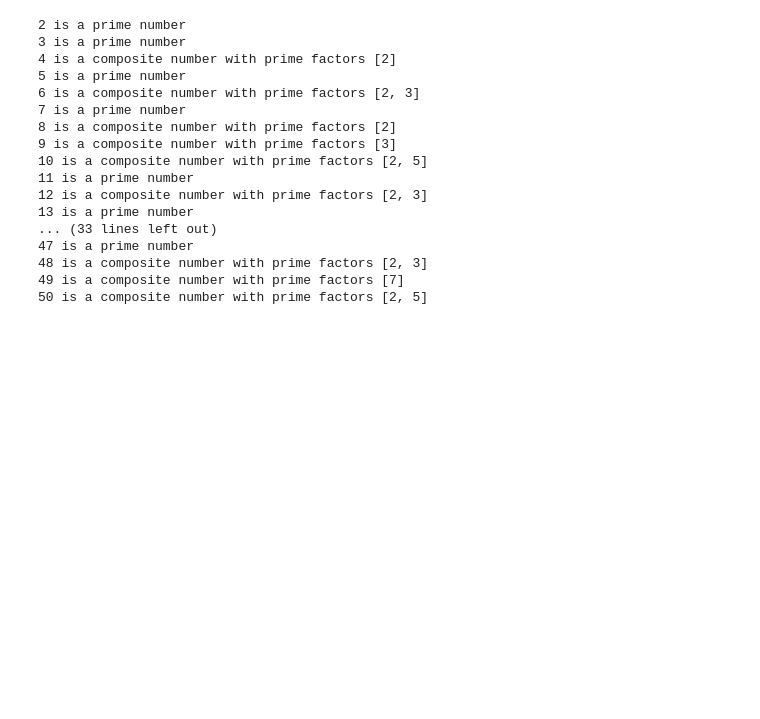
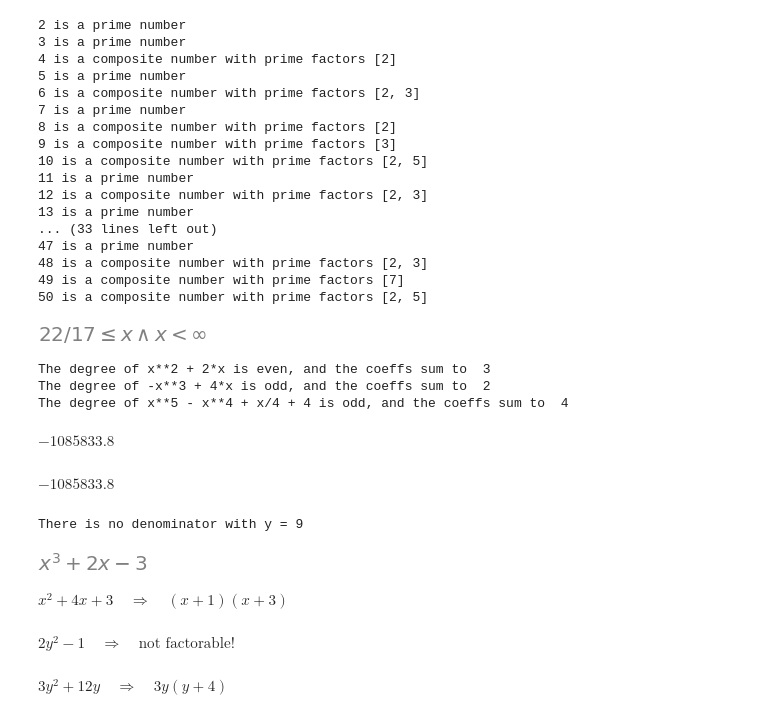
Before and after one commit to Kantulaev/ML_projects, a Jupyter notebook: lesson_3_algebra.ipynb, the cells around one changed output. Saved outputs shown, nothing was run; the diff lists cells and outputs as text; code cells hidden in the pictures; blank space fills up the shorter version.

```diff
--- a/lesson_3_algebra.ipynb
+++ b/lesson_3_algebra.ipynb
@@ -145,3 +145,70 @@ for i in range(2, 51):
 48 is a composite number with prime factors [2, 3]
 49 is a composite number with prime factors [7]
 50 is a composite number with prime factors [2, 5]
+# %%
+x = sym.symbols('x')
+expr = 3*x/2 + (4-5*x)/3 <= 2 - (5*(2-x))/4
+sym.solve(expr)
+# %% [output]
+[figure, added]
+# %%
+from sympy.abc import x
+
+ex1 = sym.Poly(x**2 + 2*x)
+ex2 = sym.Poly(-x**3 + 4*x)
+ex3 = sym.Poly(x**5 - x**4 + x/4 + 4)
+
+
+exList = [ex1, ex2, ex3]
+
+for i in exList:
+    if i.degree() % 2 == 0:
+        print('The degree of %s is even, and the coeffs sum to  %g' %
+              (i.as_expr(), sum(i.coeffs())))
+    else:
+        print('The degree of %s is odd, and the coeffs sum to  %g' %
+              (i.as_expr(), len(i.coeffs())))
+# %% [output]
+The degree of x**2 + 2*x is even, and the coeffs sum to  3
+The degree of -x**3 + 4*x is odd, and the coeffs sum to  2
+The degree of x**5 - x**4 + x/4 + 4 is odd, and the coeffs sum to  4
+# %%
+from sympy.abc import x, y
+
+ex1 = 4*x**4 - 3*x**2 + x*y**2 - 9*y**3
+ex2 = -x**3+6*x**2*y+0.8*y**3
+
+display(Math(sym.latex(sym.expand(ex1 * ex2).subs({x: 5, y: -2}))))
+
+
+display(
+    Math(sym.latex(sym.expand(ex1.subs({x: 5, y: -2}) * ex2.subs({x: 5, y: -2})))))
+# %% [output]
+$\displaystyle -1085833.8$
+$\displaystyle -1085833.8$
+# %%
+from sympy.abc import x, y
+
+expr1 = (x**6 + 2*x**4+6*x-y) / (x**3+3)
+
+for i in range(5, 16):
+    if sym.fraction(sym.simplify(expr1.subs(y, i)))[1] == 1:
+        print('There is no denominator with y = ' + str(i))
+        display(sym.simplify(expr1.subs(y, i)))
+# %% [output]
+There is no denominator with y = 9
+[figure, added]
+# %%
+exList = [x**2+4*x+3, 2*y**2-1, 3*y**2 + 12*y]
+
+for ex in exList:
+    if sym.latex(ex) == sym.latex(sym.factor(ex)):
+        display(
+            Math(f'{sym.latex(ex)} \\quad \\Rightarrow \\quad \\text{{not factorable!}}'))
+    else:
+        display(
+            Math(f'{sym.latex(ex)} \\quad \\Rightarrow \\quad {sym.latex(sym.factor(ex))}'))
+# %% [output]
+$\displaystyle x^{2} + 4 x + 3 \quad \Rightarrow \quad \left(x + 1\right) \left(x + 3\right)$
+$\displaystyle 2 y^{2} - 1 \quad \Rightarrow \quad \text{not factorable!}$
+$\displaystyle 3 y^{2} + 12 y \quad \Rightarrow \quad 3 y \left(y + 4\right)$
```
